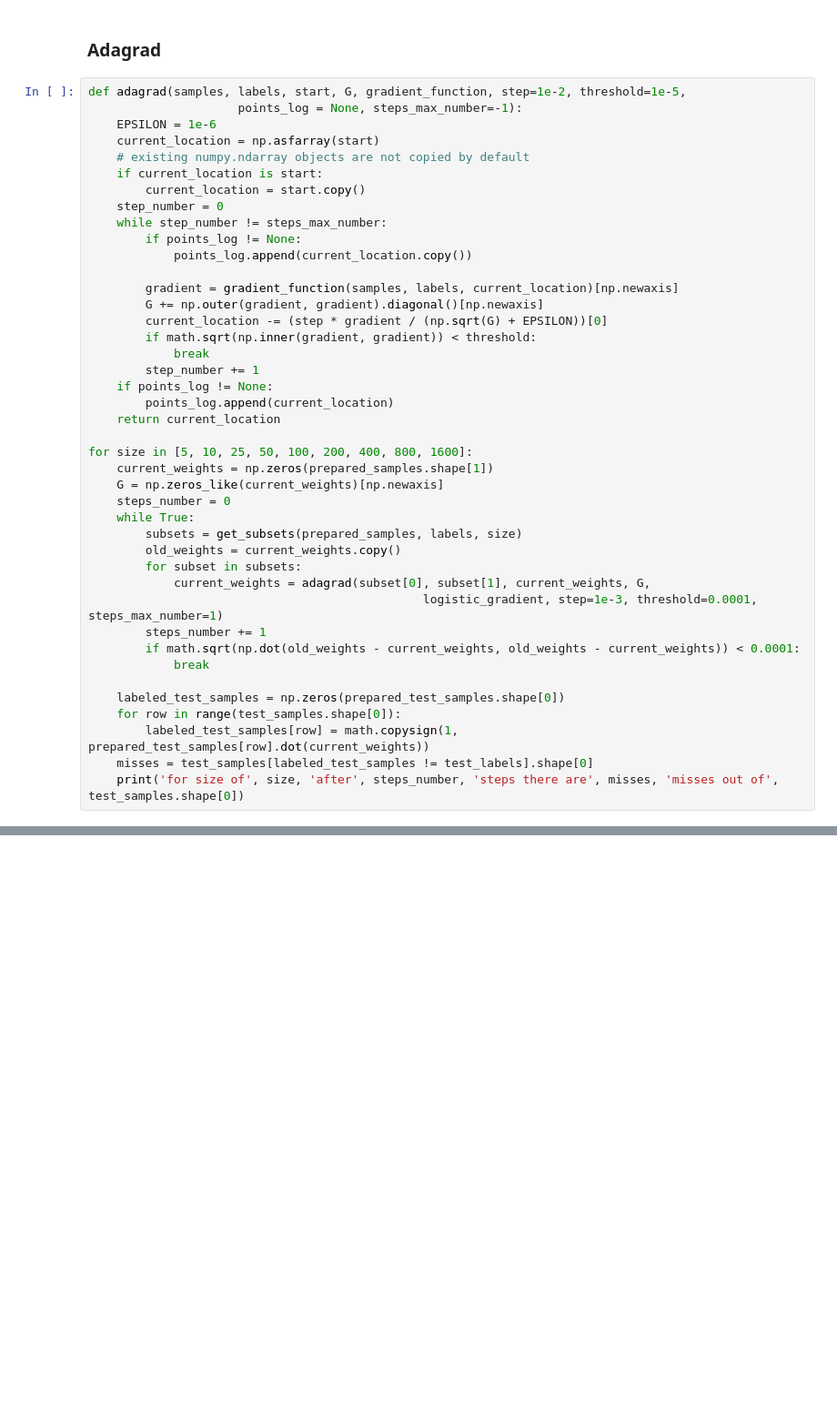
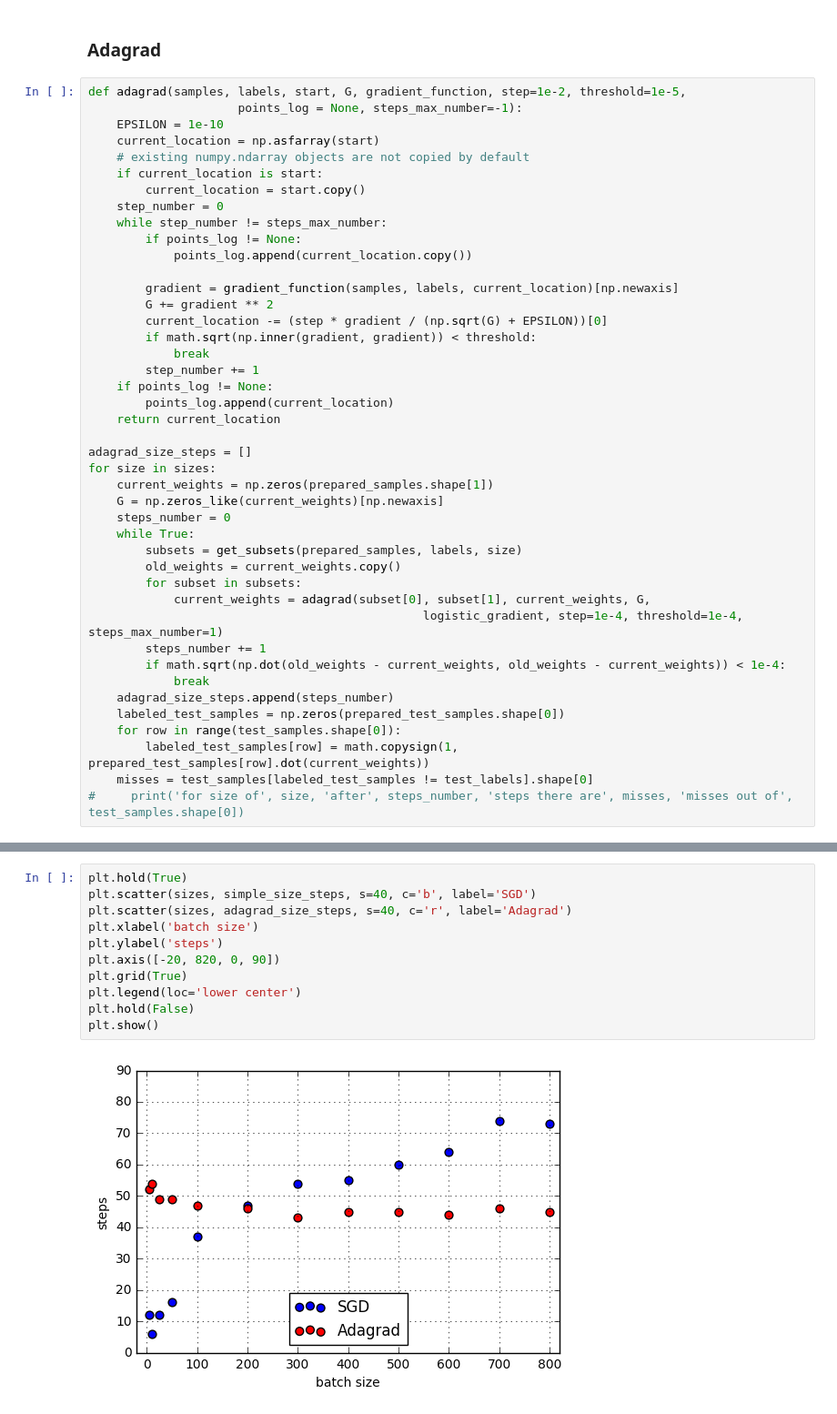
Before and after one commit to v-sopov/renju, a Jupyter notebook: lab_solution.ipynb, the cells around one changed output, grey strips where cells are left out. Shown at 91% size. Cells and saved outputs as stored; diff of their text form; blank space fills up the shorter version.

Commit message:
SGD and Adagrad were carefully tuned

```diff
--- a/lab_solution.ipynb
+++ b/lab_solution.ipynb
@@ -591,7 +587,7 @@ plt.show()
 # %%
 def adagrad(samples, labels, start, G, gradient_function, step=1e-2, threshold=1e-5,
                      points_log = None, steps_max_number=-1):
-    EPSILON = 1e-6
+    EPSILON = 1e-10
     current_location = np.asfarray(start)
     # existing numpy.ndarray objects are not copied by default
     if current_location is start:
@@ -602,7 +598,7 @@ def adagrad(samples, labels, start, G, gradient_function, step=1e-2, threshold=1
             points_log.append(current_location.copy())
 
         gradient = gradient_function(samples, labels, current_location)[np.newaxis]
-        G += np.outer(gradient, gradient).diagonal()[np.newaxis]
+        G += gradient ** 2
         current_location -= (step * gradient / (np.sqrt(G) + EPSILON))[0]
         if math.sqrt(np.inner(gradient, gradient)) < threshold:
             break
@@ -611,7 +607,8 @@ def adagrad(samples, labels, start, G, gradient_function, step=1e-2, threshold=1
         points_log.append(current_location)
     return current_location
 
-for size in [5, 10, 25, 50, 100, 200, 400, 800, 1600]:
+adagrad_size_steps = []
+for size in sizes:
     current_weights = np.zeros(prepared_samples.shape[1])
     G = np.zeros_like(current_weights)[np.newaxis]
     steps_number = 0
@@ -620,13 +617,13 @@ for size in [5, 10, 25, 50, 100, 200, 400, 800, 1600]:
         old_weights = current_weights.copy()
         for subset in subsets:
             current_weights = adagrad(subset[0], subset[1], current_weights, G,
-                                               logistic_gradient, step=1e-3, threshold=0.0001, steps_max_number=1)
+                                               logistic_gradient, step=1e-4, threshold=1e-4, steps_max_number=1)
         steps_number += 1
-        if math.sqrt(np.dot(old_weights - current_weights, old_weights - current_weights)) < 0.0001:
+        if math.sqrt(np.dot(old_weights - current_weights, old_weights - current_weights)) < 1e-4:
             break
-
+    adagrad_size_steps.append(steps_number)
     labeled_test_samples = np.zeros(prepared_test_samples.shape[0])
     for row in range(test_samples.shape[0]):
         labeled_test_samples[row] = math.copysign(1, prepared_test_samples[row].dot(current_weights))
     misses = test_samples[labeled_test_samples != test_labels].shape[0]
-    print('for size of', size, 'after', steps_number, 'steps there are', misses, 'misses out of', test_samples.shape[0])
+#     print('for size of', size, 'after', steps_number, 'steps there are', misses, 'misses out of', test_samples.shape[0])
@@ -642,0 +632,13 @@ for size of 1600 after 258 steps there are 1 misses out of 816
+# %%
+plt.hold(True)
+plt.scatter(sizes, simple_size_steps, s=40, c='b', label='SGD')
+plt.scatter(sizes, adagrad_size_steps, s=40, c='r', label='Adagrad')
+plt.xlabel('batch size')
+plt.ylabel('steps')
+plt.axis([-20, 820, 0, 90])
+plt.grid(True)
+plt.legend(loc='lower center')
+plt.hold(False)
+plt.show()
+# %% [output]
+[figure, added]
```
Also changed, not shown: parts of 8 cells of this notebook.
